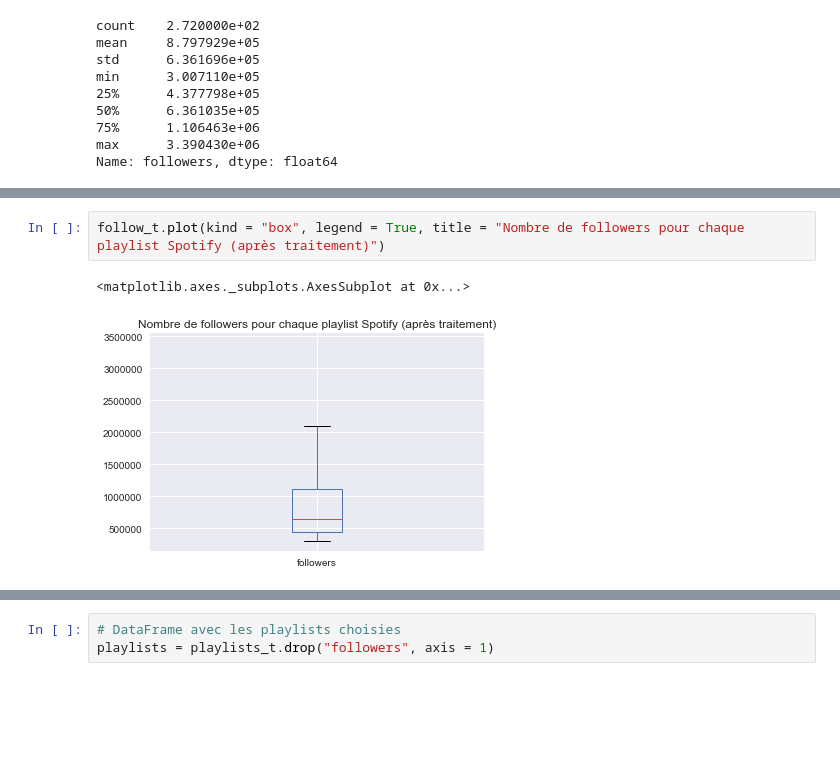
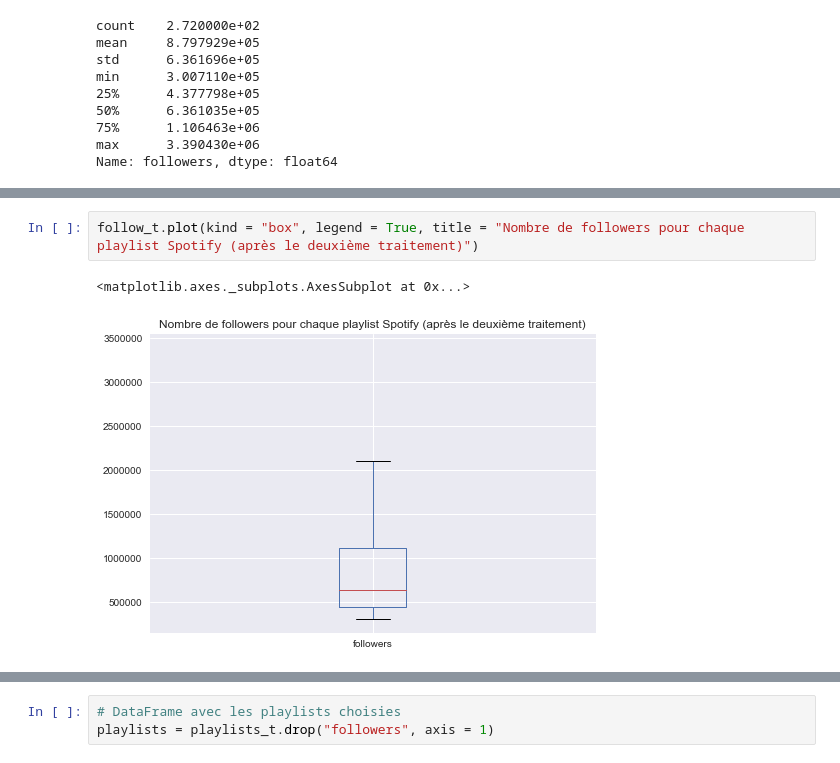
Before and after one commit to erufuun/Python-Projet-DS, a Jupyter notebook: Collect.ipynb, the cells around one changed output, grey strips where cells are left out. Cells and saved outputs as stored; diff of their text form; blank space fills up the shorter version.

```diff
--- a/Collect.ipynb
+++ b/Collect.ipynb
@@ -157,5 +177,5 @@ Name: followers, dtype: float64
 # %%
-follow_t.plot(kind = "box", legend = True, title = "Nombre de followers pour chaque playlist Spotify (après traitement)")
+follow_t.plot(kind = "box", legend = True, title = "Nombre de followers pour chaque playlist Spotify (après le deuxième traitement)")
 # %% [output]
 <matplotlib.axes._subplots.AxesSubplot at 0x...>
-[figure, old version]
+[figure, new version]
```
Also changed, not shown: parts of 14 cells of this notebook.
